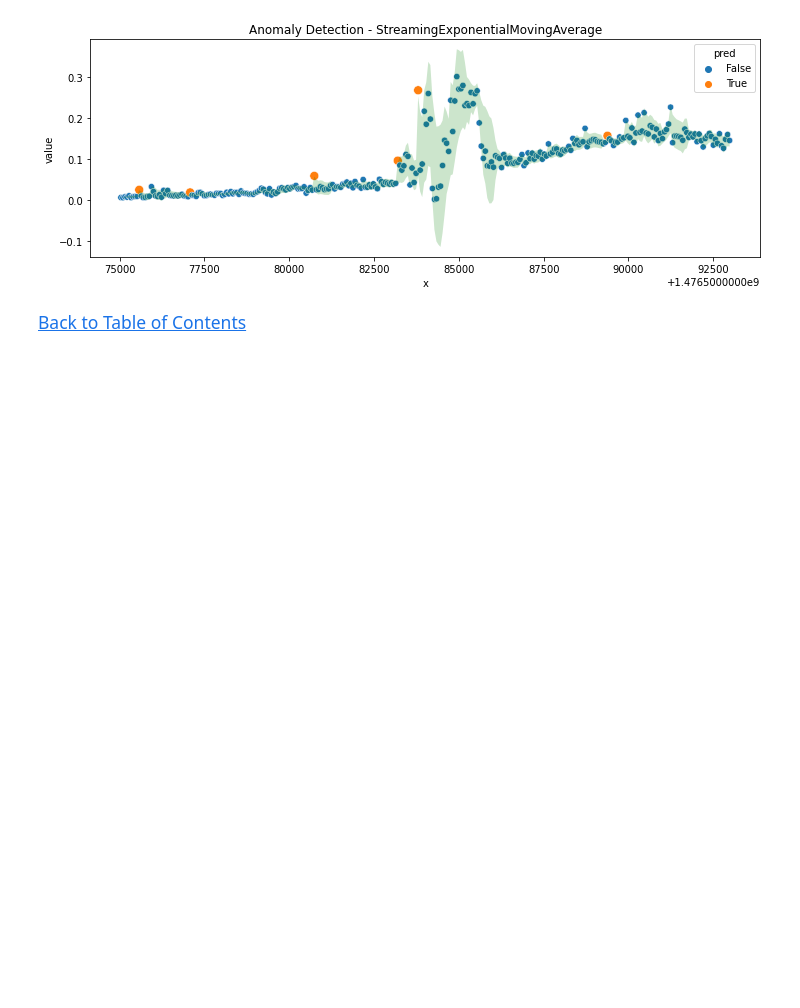
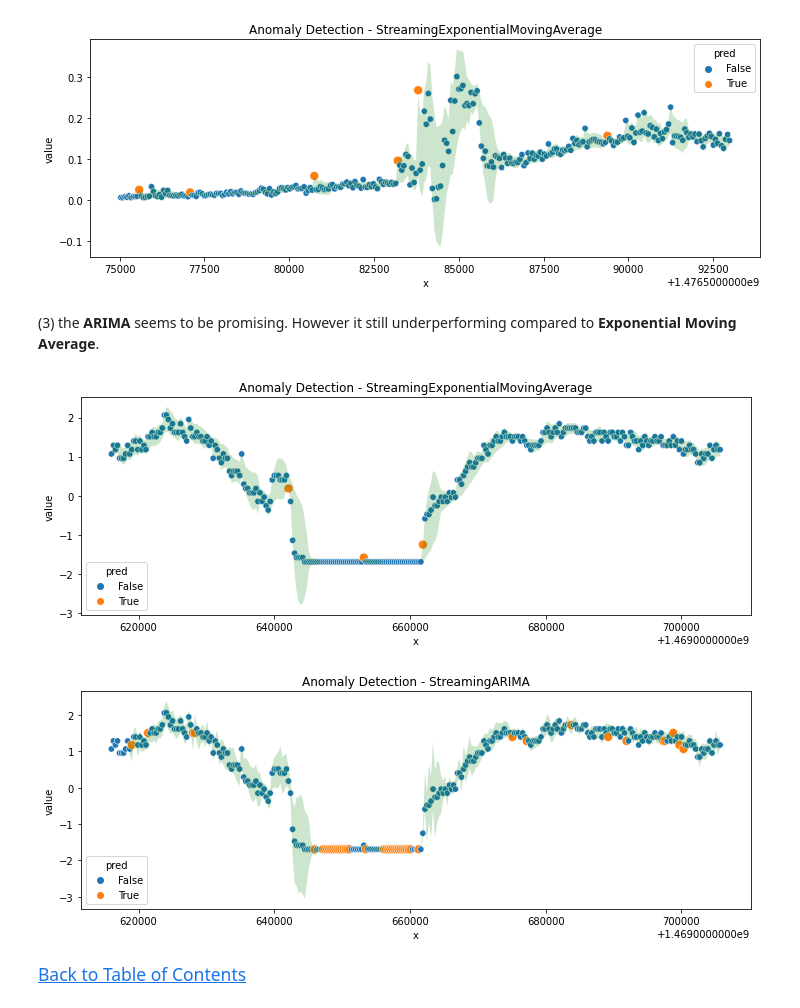
Before and after one commit to leomaurodesenv/kaggle, a Jupyter notebook: jupyter/anomaly-detection-streaming-data-evaluation.ipynb, the cells around one changed output. Saved outputs shown, nothing was run; the diff lists cells and outputs as text; code cells hidden in the pictures; blank space fills up the shorter version.

```diff
--- a/jupyter/anomaly-detection-streaming-data-evaluation.ipynb
+++ b/jupyter/anomaly-detection-streaming-data-evaluation.ipynb
@@ -320,5 +449,16 @@ plot_anomalies(df2_zoom, StreamingExponentialMovingAverage, parameters, dumping=
 # %% [output]
 [figure]
 [figure]
+# %% [markdown]
+(3) the **ARIMA** seems to be promising. However it still underperforming compared to **Exponential Moving Average**.
+# %%
+parameters = {'threshold': 1.5, 'alpha': 0.45}
+plot_anomalies(df1_zoom, StreamingExponentialMovingAverage, parameters, dumping=True)
+
+parameters = {'threshold': 1.5, 'order': (4, 1, 2)}
+plot_anomalies(df1_zoom, StreamingARIMA, parameters, dumping=True)
+# %% [output]
+[figure, added]
+[figure, added]
 # %% [markdown]
 <a href='#ToC'><span class="label label-info" style="font-size: 125%">Back to Table of Contents</span></a>
```
Also changed, not shown: parts of 10 cells of this notebook.
